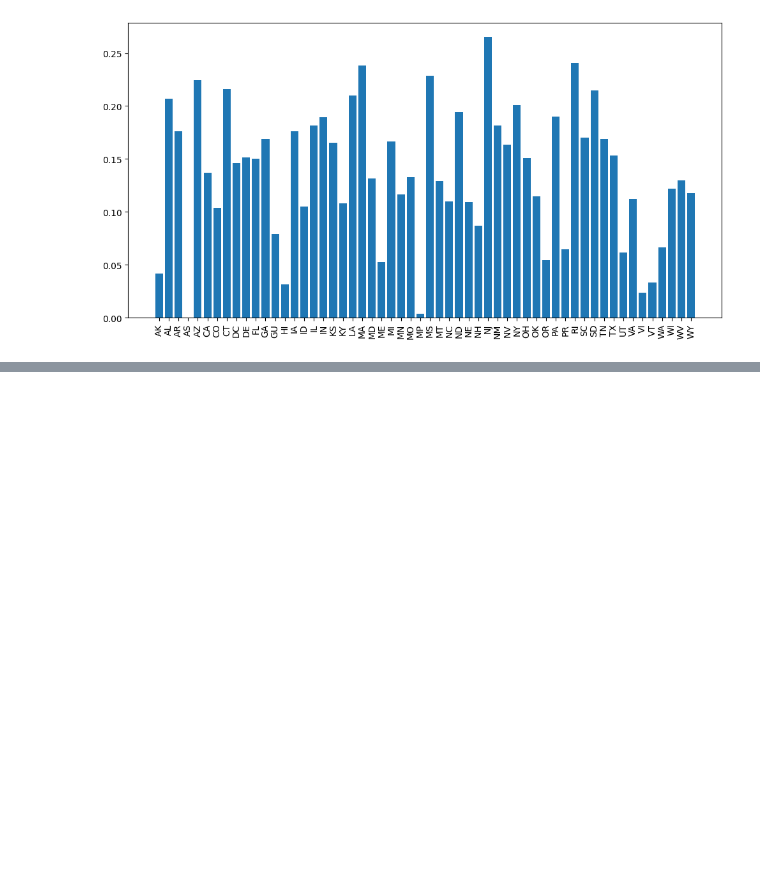
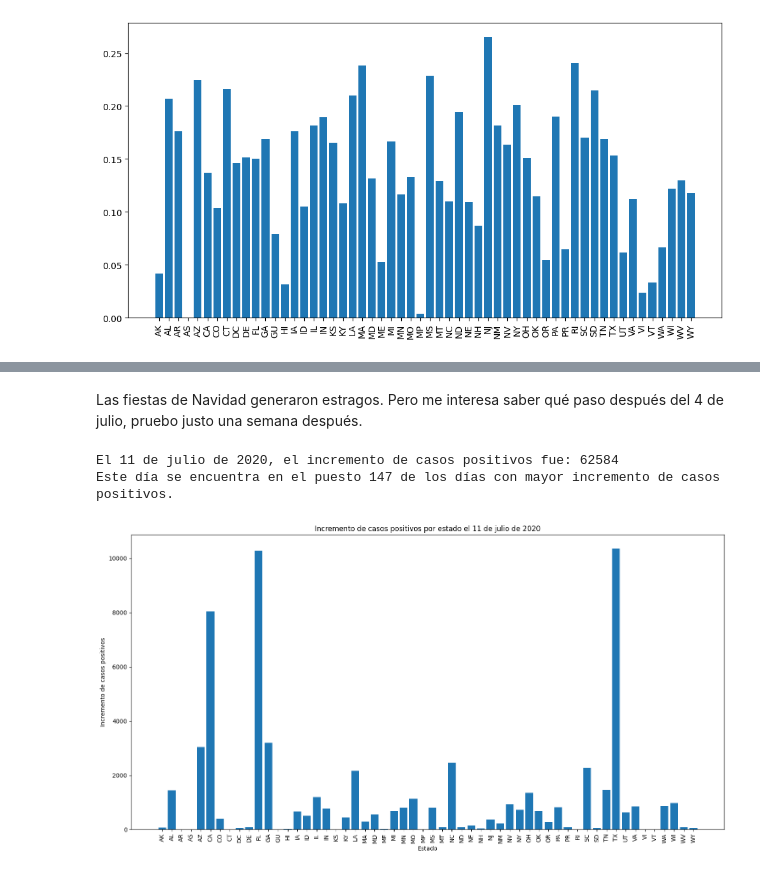
Before and after one commit to AI-School-F5-P3/EDA-Carol, a Jupyter notebook: EDA.ipynb, the cells around one changed output, grey strips where cells are left out. Drawn from its saved outputs; the diff is of its cells as text; code cells hidden in the pictures; blank space fills up the shorter version.

```diff
--- a/EDA.ipynb
+++ b/EDA.ipynb
@@ -273,0 +351,28 @@ plt.show()
+# %% [markdown]
+Las fiestas de Navidad generaron estragos. Pero me interesa saber qué paso después del 4 de julio, pruebo justo una semana después.
+# %%
+
+# Encontrar el índice del 11 de julio de 2020
+july_11_2020 = pd.Timestamp('2020-07-11')
+july_11_2020_position = daily_increase.index.get_loc(july_11_2020.date())
+
+# Imprimir información sobre el 11 de julio de 2020
+print(f"El 11 de julio de 2020, el incremento de casos positivos fue: {daily_increase[july_11_2020.date()]}")
+print(f"Este día se encuentra en el puesto {july_11_2020_position + 1} de los días con mayor incremento de casos positivos.")
+
+# Filtrar los datos para el 11 de julio de 2020
+july_11_2020_data = daily[daily['date'].dt.date == july_11_2020.date()]
+
+# Crear la gráfica de barras
+plt.figure(figsize=(15, 8))
+plt.bar(july_11_2020_data['state'], july_11_2020_data['positiveIncrease'])
+plt.title(f'Incremento de casos positivos por estado el 11 de julio de 2020')
+plt.xlabel('Estado')
+plt.ylabel('Incremento de casos positivos')
+plt.xticks(rotation=90)
+plt.tight_layout()
+plt.show()
+# %% [output]
+El 11 de julio de 2020, el incremento de casos positivos fue: 62584
+Este día se encuentra en el puesto 147 de los días con mayor incremento de casos positivos.
+[figure, added]
```
Also changed, not shown: parts of 18 cells of this notebook, 1 other file.
